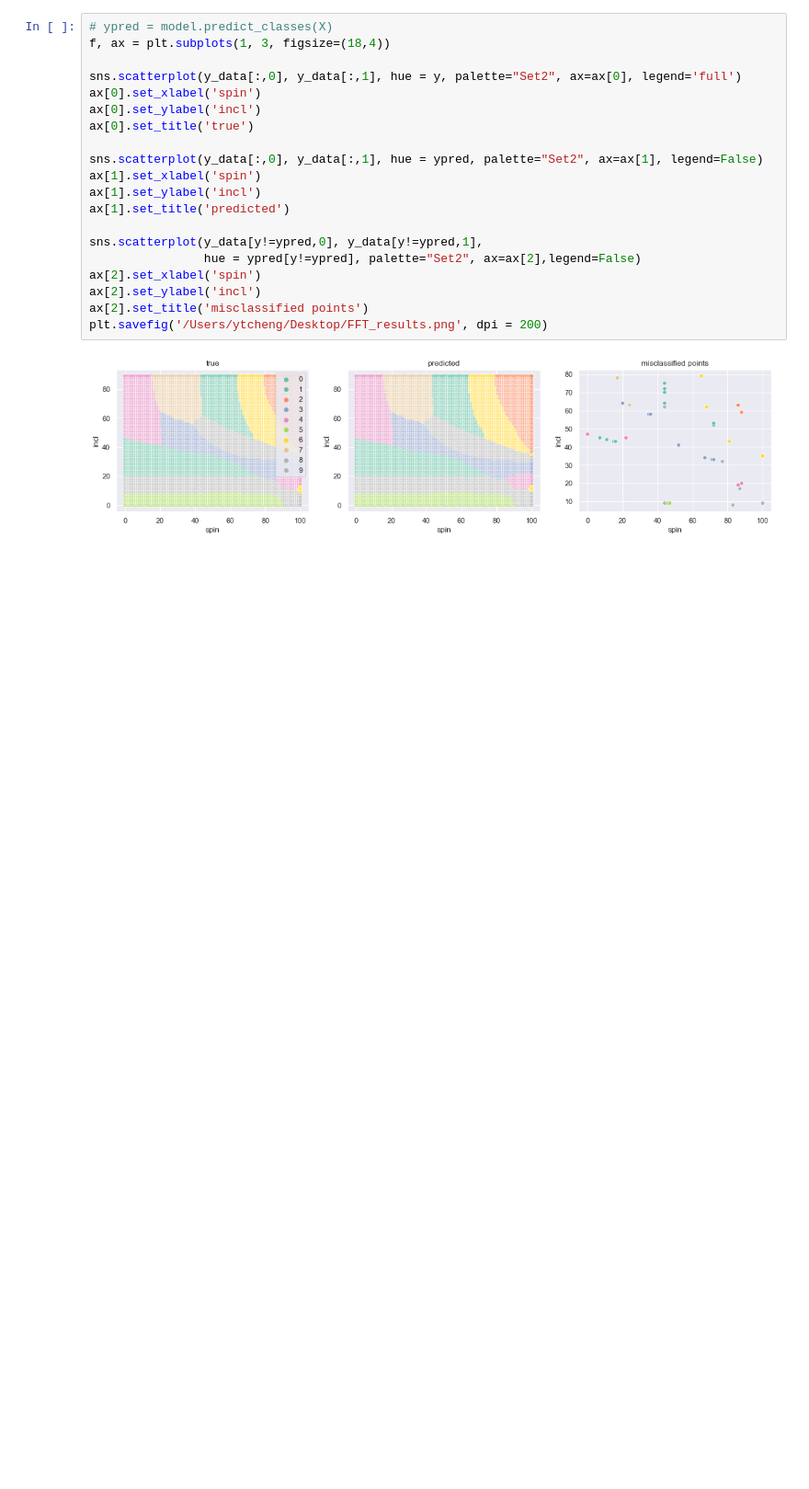
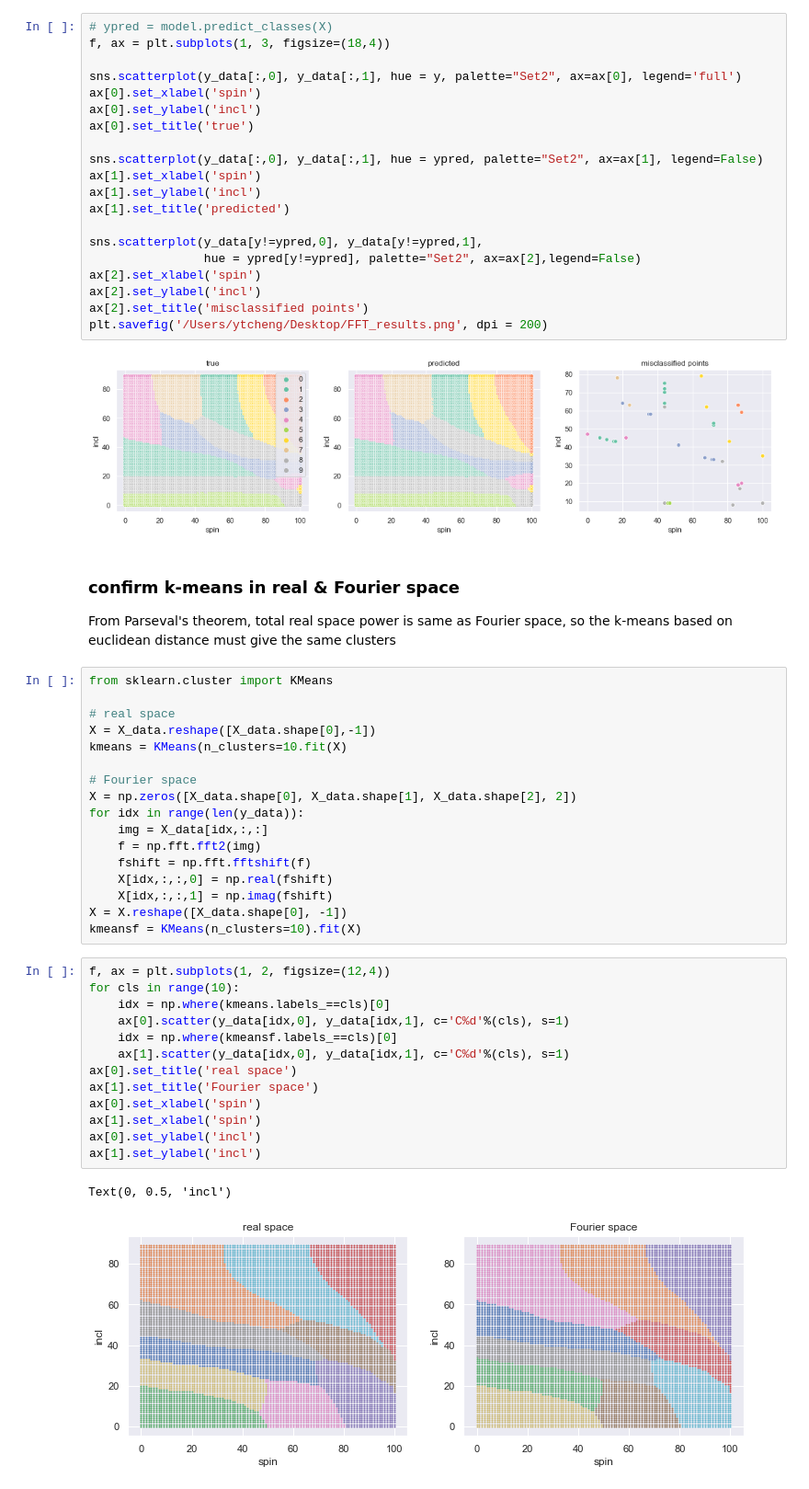
Before and after one commit to iwahle/CS101, a Jupyter notebook: FFT.ipynb, the cells around one changed output. Shown at 92% size. Saved outputs shown, nothing was run; the diff lists cells and outputs as text; blank space fills up the shorter version.

```diff
--- a/FFT.ipynb
+++ b/FFT.ipynb
@@ -160,3 +154,39 @@ ax[2].set_title('misclassified points')
 plt.savefig('/Users/ytcheng/Desktop/FFT_results.png', dpi = 200)
 # %% [output]
 [figure]
+# %% [markdown]
+### confirm k-means in real & Fourier space
+From Parseval's theorem, total real space power is same as Fourier space, so the k-means based on euclidean distance must give the same clusters
+# %%
+from sklearn.cluster import KMeans
+
+# real space
+X = X_data.reshape([X_data.shape[0],-1])
+kmeans = KMeans(n_clusters=10.fit(X)
+
+# Fourier space
+X = np.zeros([X_data.shape[0], X_data.shape[1], X_data.shape[2], 2])
+for idx in range(len(y_data)):
+    img = X_data[idx,:,:]
+    f = np.fft.fft2(img)
+    fshift = np.fft.fftshift(f)
+    X[idx,:,:,0] = np.real(fshift)
+    X[idx,:,:,1] = np.imag(fshift)
+X = X.reshape([X_data.shape[0], -1])
+kmeansf = KMeans(n_clusters=10).fit(X)
+# %%
+f, ax = plt.subplots(1, 2, figsize=(12,4))
+for cls in range(10):
+    idx = np.where(kmeans.labels_==cls)[0]
+    ax[0].scatter(y_data[idx,0], y_data[idx,1], c='C%d'%(cls), s=1)
+    idx = np.where(kmeansf.labels_==cls)[0]
+    ax[1].scatter(y_data[idx,0], y_data[idx,1], c='C%d'%(cls), s=1)
+ax[0].set_title('real space')
+ax[1].set_title('Fourier space')
+ax[0].set_xlabel('spin')
+ax[1].set_xlabel('spin')
+ax[0].set_ylabel('incl')
+ax[1].set_ylabel('incl')
+# %% [output]
+Text(0, 0.5, 'incl')
+[figure, added]
```
Also changed, not shown: parts of 1 cell of this notebook, 6 other files.
